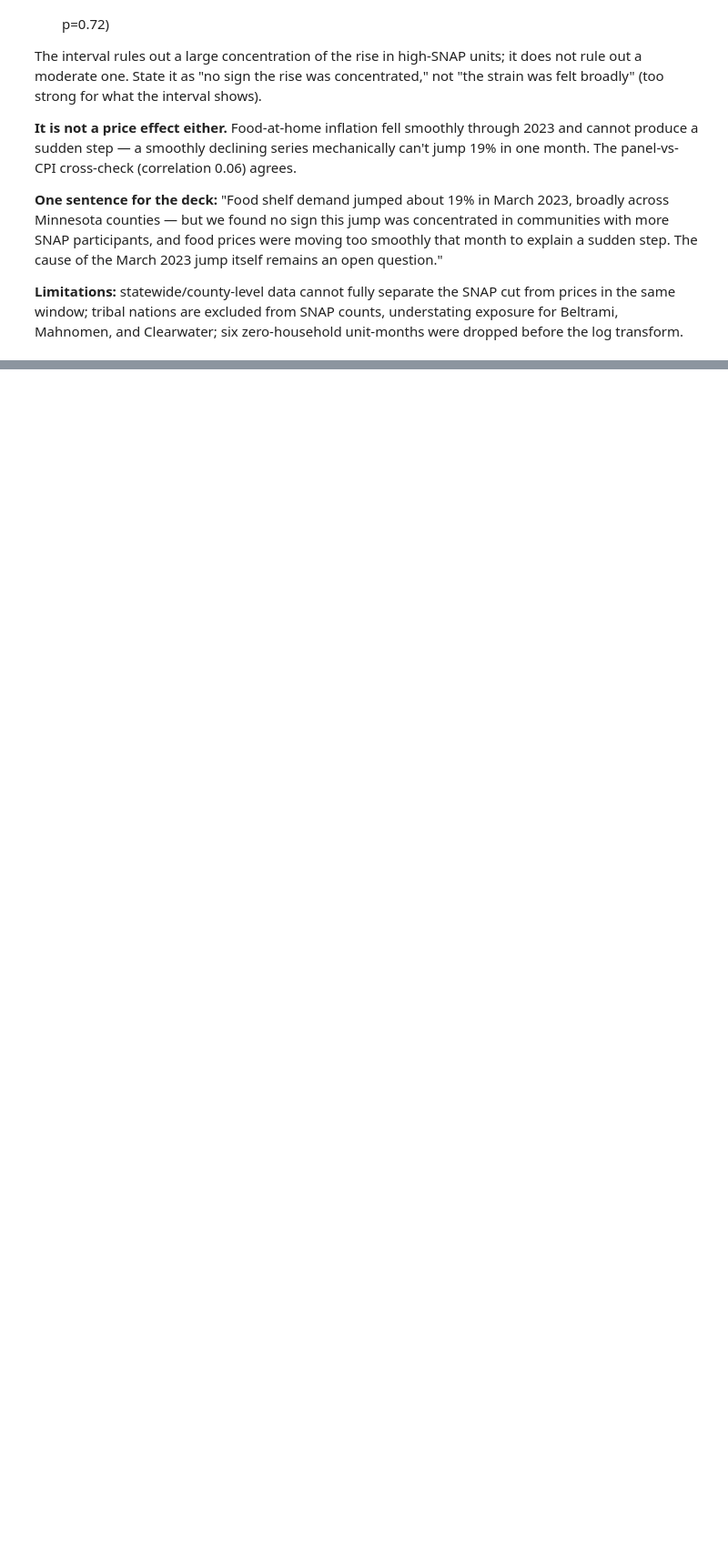
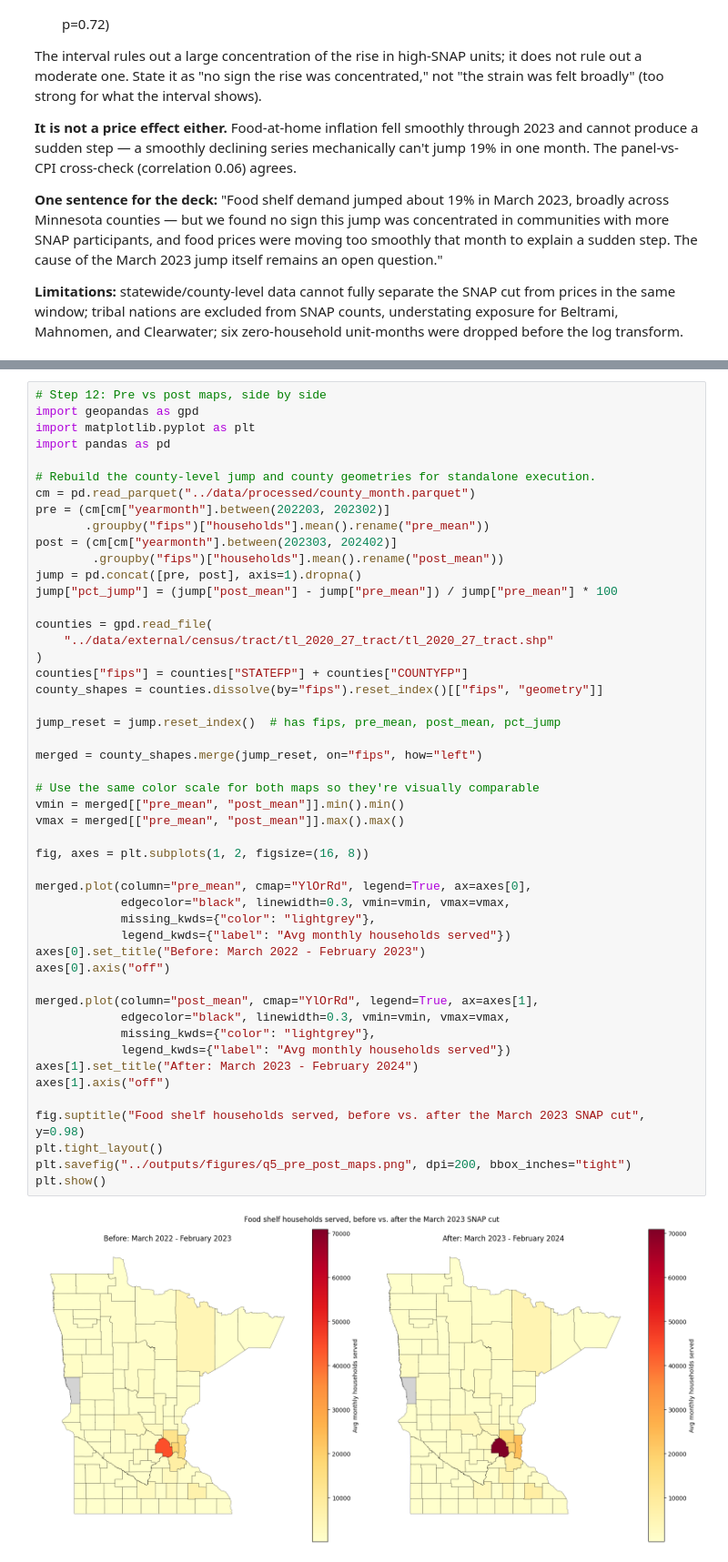
Before and after one commit to dhyan95/MinneMUDAC, a Jupyter notebook: notebooks/q5_exploration.ipynb, the cells around one changed output, grey strips where cells are left out. Shown at 91% size. Saved outputs shown, nothing was run; the diff lists cells and outputs as text; blank space fills up the shorter version.

```diff
--- a/notebooks/q5_exploration.ipynb
+++ b/notebooks/q5_exploration.ipynb
@@ -628,0 +767,51 @@ dropped before the log transform.
+# %%
+# Step 12: Pre vs post maps, side by side
+import geopandas as gpd
+import matplotlib.pyplot as plt
+import pandas as pd
+
+# Rebuild the county-level jump and county geometries for standalone execution.
+cm = pd.read_parquet("../data/processed/county_month.parquet")
+pre = (cm[cm["yearmonth"].between(202203, 202302)]
+       .groupby("fips")["households"].mean().rename("pre_mean"))
+post = (cm[cm["yearmonth"].between(202303, 202402)]
+        .groupby("fips")["households"].mean().rename("post_mean"))
+jump = pd.concat([pre, post], axis=1).dropna()
+jump["pct_jump"] = (jump["post_mean"] - jump["pre_mean"]) / jump["pre_mean"] * 100
+
+counties = gpd.read_file(
+    "../data/external/census/tract/tl_2020_27_tract/tl_2020_27_tract.shp"
+)
+counties["fips"] = counties["STATEFP"] + counties["COUNTYFP"]
+county_shapes = counties.dissolve(by="fips").reset_index()[["fips", "geometry"]]
+
+jump_reset = jump.reset_index()  # has fips, pre_mean, post_mean, pct_jump
+
+merged = county_shapes.merge(jump_reset, on="fips", how="left")
+
+# Use the same color scale for both maps so they're visually comparable
+vmin = merged[["pre_mean", "post_mean"]].min().min()
+vmax = merged[["pre_mean", "post_mean"]].max().max()
+
+fig, axes = plt.subplots(1, 2, figsize=(16, 8))
+
+merged.plot(column="pre_mean", cmap="YlOrRd", legend=True, ax=axes[0],
+            edgecolor="black", linewidth=0.3, vmin=vmin, vmax=vmax,
+            missing_kwds={"color": "lightgrey"},
+            legend_kwds={"label": "Avg monthly households served"})
+axes[0].set_title("Before: March 2022 - February 2023")
+axes[0].axis("off")
+
+merged.plot(column="post_mean", cmap="YlOrRd", legend=True, ax=axes[1],
+            edgecolor="black", linewidth=0.3, vmin=vmin, vmax=vmax,
+            missing_kwds={"color": "lightgrey"},
+            legend_kwds={"label": "Avg monthly households served"})
+axes[1].set_title("After: March 2023 - February 2024")
+axes[1].axis("off")
+
+fig.suptitle("Food shelf households served, before vs. after the March 2023 SNAP cut", y=0.98)
+plt.tight_layout()
+plt.savefig("../outputs/figures/q5_pre_post_maps.png", dpi=200, bbox_inches="tight")
+plt.show()
+# %% [output]
+[figure, added]
```
Also changed, not shown: parts of 9 cells of this notebook.
